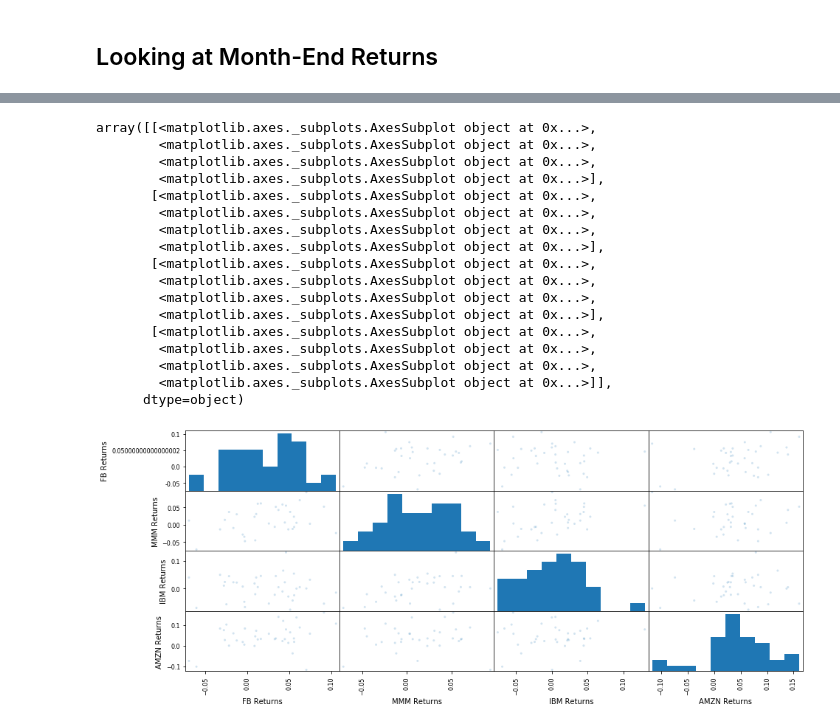
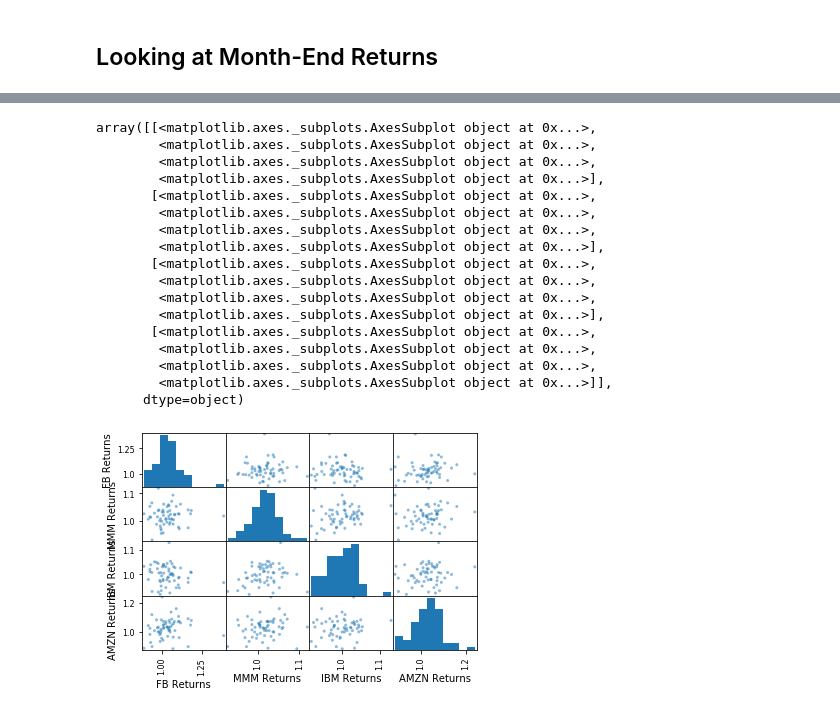
Before and after one commit to iragbag/uoft_datascience, a Jupyter notebook: Assignments/Assignment 3/Assignment_3_Solutions.ipynb, the cells around one changed output, grey strips where cells are left out. Saved outputs shown, nothing was run; the diff lists cells and outputs as text; code cells hidden in the pictures.

Commit message:
Updated Assignment 3 solutions with colored plots

```diff
--- a/Assignments/Assignment 3/Assignment_3_Solutions.ipynb
+++ b/Assignments/Assignment 3/Assignment_3_Solutions.ipynb
@@ -90,3 +79,13 @@ data_amzn = web.DataReader('WIKI/AMZN', 'quandl', start, end)
+# %%
+data_fb.Date = pd.to_datetime(data_fb.Date)
+data_mmm.Date = pd.to_datetime(data_mmm.Date)
+data_ibm.Date = pd.to_datetime(data_ibm.Date)
+data_amzn.Date = pd.to_datetime(data_amzn.Date)
+# %%
+data_fb.set_index('Date', inplace=True)
+data_mmm.set_index('Date', inplace=True)
+data_ibm.set_index('Date', inplace=True)
+data_amzn.set_index('Date', inplace=True)
 # %% [markdown]
 ## Assumptions
 
@@ -223,0 +122,5 @@ autocorrelation_plot(amzn_resample_mean)
+# %%
+fb_resample_mean = data_fb_adjClose.resample("BM").mean()
+mmm_resample_mean = data_mmm_adjClose.resample("BM").mean()
+ibm_resample_mean = data_ibm_adjClose.resample("BM").mean()
+amzn_resample_mean = data_amzn_adjClose.resample("BM").mean()
@@ -353,0 +150,9 @@ Freq: M, Name: AdjClose, dtype: float64
+# %%
+fb_month_returns = fb_resample_mean/fb_resample_mean.shift(1)
+fb_month_returns = fb_month_returns.dropna()
+mmm_month_returns = mmm_resample_mean/mmm_resample_mean.shift(1)
+mmm_month_returns = mmm_month_returns.dropna()
+ibm_month_returns = ibm_resample_mean/ibm_resample_mean.shift(1)
+ibm_month_returns = ibm_month_returns.dropna()
+amzn_month_returns = amzn_resample_mean/amzn_resample_mean.shift(1)
+amzn_month_returns = amzn_month_returns.dropna()
@@ -377,21 +190,21 @@ stocks_month_returns
 # %%
-scatter_matrix(stocks_month_returns,alpha=0.2)
+scatter_matrix(stocks_month_returns)
 # %% [output]
 array([[<matplotlib.axes._subplots.AxesSubplot object at 0x...>,
         <matplotlib.axes._subplots.AxesSubplot object at 0x...>,
         <matplotlib.axes._subplots.AxesSubplot object at 0x...>,
         <matplotlib.axes._subplots.AxesSubplot object at 0x...>],
        [<matplotlib.axes._subplots.AxesSubplot object at 0x...>,
         <matplotlib.axes._subplots.AxesSubplot object at 0x...>,
         <matplotlib.axes._subplots.AxesSubplot object at 0x...>,
         <matplotlib.axes._subplots.AxesSubplot object at 0x...>],
        [<matplotlib.axes._subplots.AxesSubplot object at 0x...>,
         <matplotlib.axes._subplots.AxesSubplot object at 0x...>,
         <matplotlib.axes._subplots.AxesSubplot object at 0x...>,
         <matplotlib.axes._subplots.AxesSubplot object at 0x...>],
        [<matplotlib.axes._subplots.AxesSubplot object at 0x...>,
         <matplotlib.axes._subplots.AxesSubplot object at 0x...>,
         <matplotlib.axes._subplots.AxesSubplot object at 0x...>,
         <matplotlib.axes._subplots.AxesSubplot object at 0x...>]],
       dtype=object)
-[figure, old version]
+[figure, new version]
```
Also changed, not shown: parts of 38 cells of this notebook.
